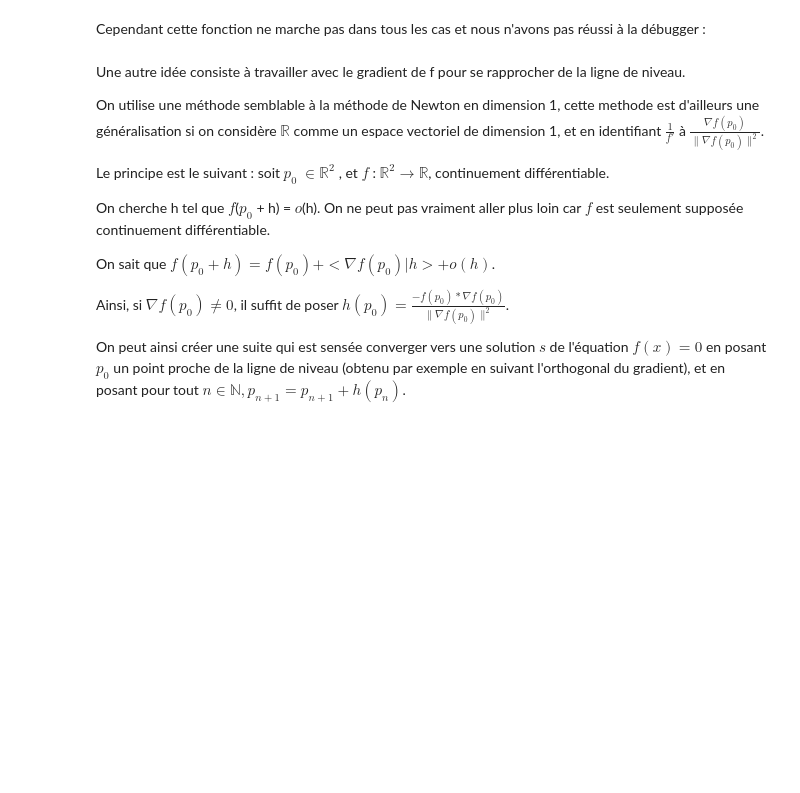
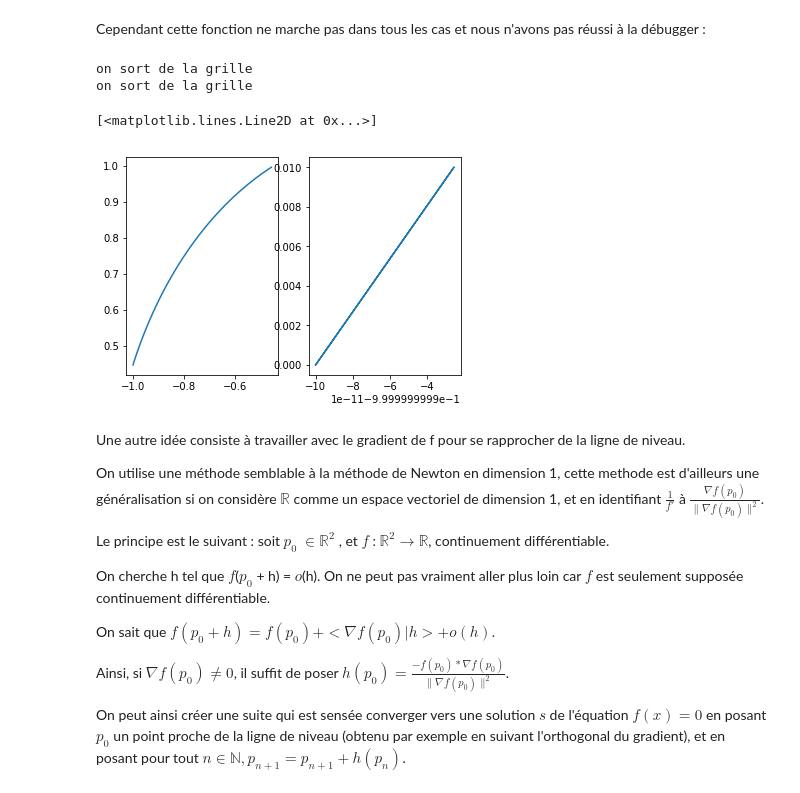
Before and after one commit to jeremycostanzo/lignes-de-niveau, a Jupyter notebook: lignes_de_niveau_final.ipynb, the cells around one changed output. Saved outputs shown, nothing was run; the diff lists cells and outputs as text; code cells hidden in the pictures; blank space fills up the shorter version.

```diff
--- a/lignes_de_niveau_final.ipynb
+++ b/lignes_de_niveau_final.ipynb
@@ -208,7 +209,7 @@ def newton(r, d, delta, c):
 # %% [markdown]
 On peut maintenant écrire simple_contour_un. Elle prend en arguments $f$ dont on trace la ligne de niveau, $c$ la valeur de $f$ sur cette ligne, $delta$ la distance entre deux points consécutifs de la ligne, $grid$ la grille dans laquelle on trace la ligne de niveau et $cote$ la fonction qui indique sur quel côté de la grille chercher le premier point de la ligne de niveau.
 # %%
-def simple_contour_un(f,c=0.0,delta=0.01,grid=[0.,1.,0.,1.],cote=lambda x:f(grid[0],x)):
+def simple_contour_un(f, cote, c=0.0,delta=0.01,grid=[0.,1.,0.,1.]):
     t = find_seed(cote,c)
     if t == None:
         return [],[]
@@ -271,12 +272,22 @@ Cependant cette fonction ne marche pas dans tous les cas et nous n'avons pas ré
 # %%
 def f(x,y):
     return(x**2+y**2)
 
 plt.axis('equal')
 grid1=[-1.,1.,-1.,1.]
 
-s=simple_contour_un(f, c=1.2, grid=grid1, cote=lambda x:f(grid1[0],x))
+s=simple_contour_un(f, lambda x:f(grid1[0],x), c=1.2, grid=grid1)
+s1=simple_contour_un(f, lambda x:f(grid1[0],x), c=1., grid=grid1)
+plt.subplot(1,2,1)
 plt.plot(s[0],s[1])
+plt.subplot(1,2,2)
+plt.plot(s1[0],s1[1]) #on remarque que le trait de la figure 2 est plus épais : on est revenus sur nos pas...
+                       #et on est sortis de la grille en ayant calculé peut de points
+# %% [output]
+on sort de la grille
+on sort de la grille
+[<matplotlib.lines.Line2D at 0x...>]
+[figure, added]
 # %% [markdown]
 Une autre idée consiste à travailler avec le gradient de f pour se rapprocher de la ligne de niveau.
 
```
Also changed, not shown: parts of 4 cells of this notebook.
